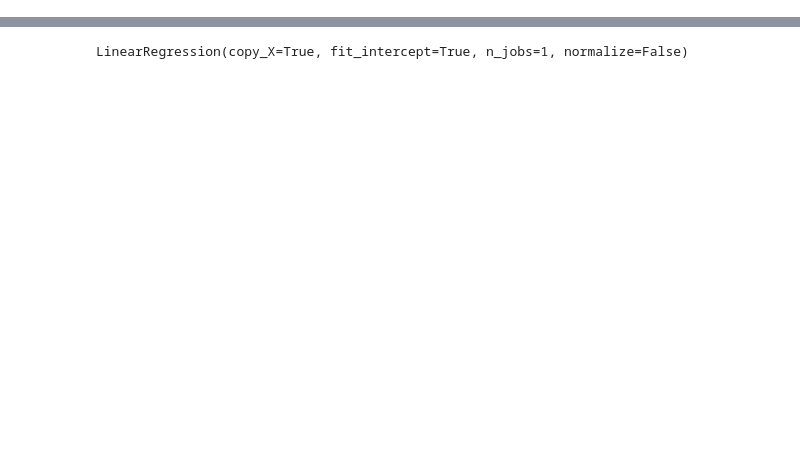
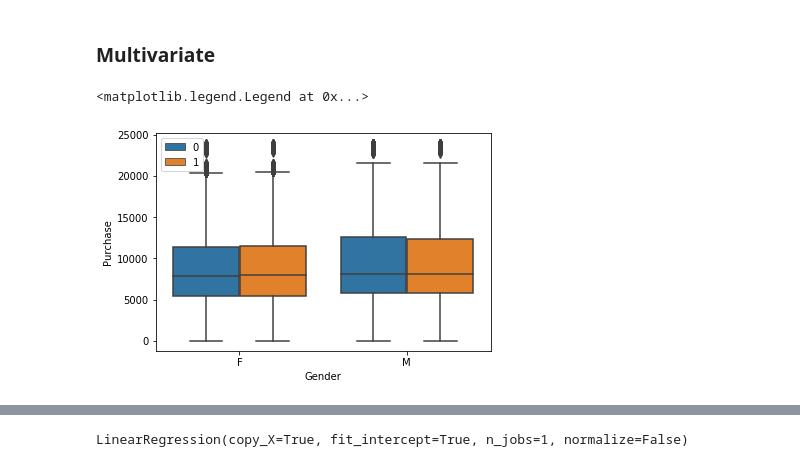
Before and after one commit to yuranankit/blackfriday, a Jupyter notebook: src/program.ipynb, the cells around one changed output, grey strips where cells are left out. Drawn from its saved outputs; the diff is of its cells as text; code cells hidden in the pictures; blank space fills up the shorter version.

```diff
--- a/src/program.ipynb
+++ b/src/program.ipynb
@@ -100,0 +83,8 @@ y_train.head()
+# %% [markdown]
+### Multivariate
+# %%
+ax = sns.boxplot(x='Gender', y='Purchase', hue='Marital_Status', data=train_df)
+ax.legend(loc='upper left')
+# %% [output]
+<matplotlib.legend.Legend at 0x...>
+[figure, added]
```
Also changed, not shown: parts of 19 cells of this notebook, 4 other files.
